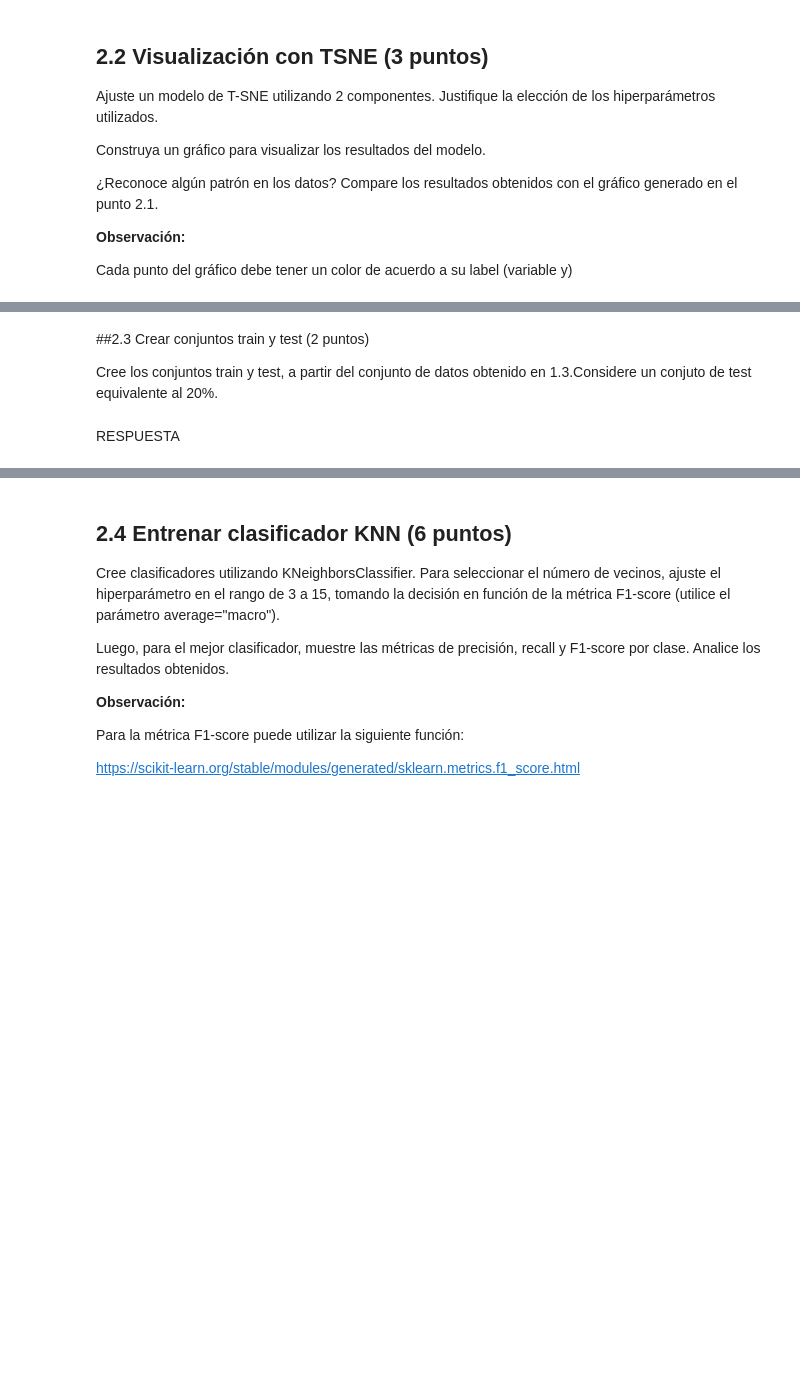
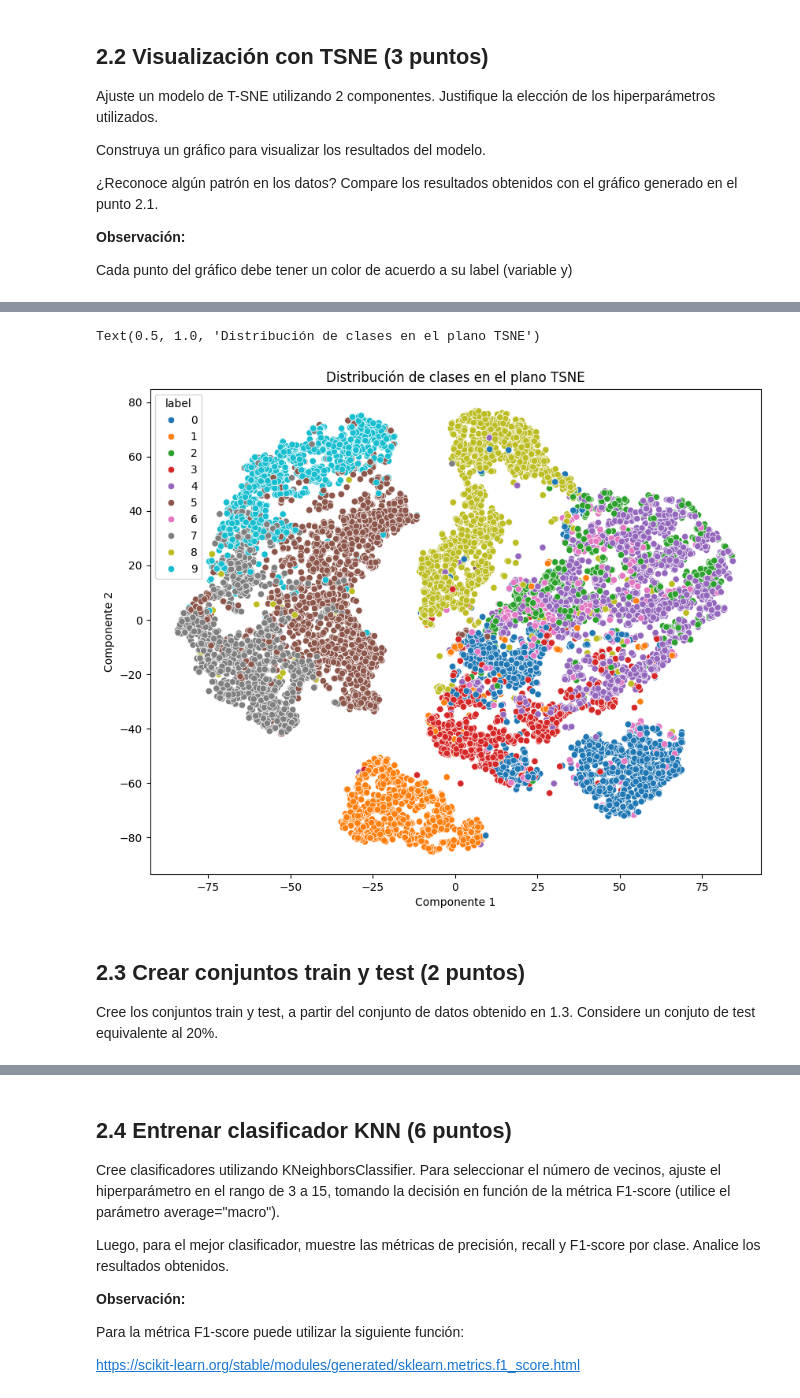
Before and after one commit to VicenteLavagnino/IIC2433, a Jupyter notebook: Tareas/T3/T3-VicenteLavagnino.ipynb, the cells around one changed output, grey strips where cells are left out. Saved outputs shown, nothing was run; the diff lists cells and outputs as text; code cells hidden in the pictures; blank space fills up the shorter version.

```diff
--- a/Tareas/T3/T3-VicenteLavagnino.ipynb
+++ b/Tareas/T3/T3-VicenteLavagnino.ipynb
@@ -144,6 +239,20 @@ RESPUESTA:
+# %%
+tsne = TSNE(n_components=2, random_state=42)
+X_tsne = tsne.fit_transform(X_pca)
+
+tsne_df = pd.DataFrame()
+tsne_df['Componente 1'] = X_tsne[:, 0]
+tsne_df['Componente 2'] = X_tsne[:, 1]
+tsne_df['label'] = y
+
+plt.figure(figsize=(10, 8))
+sns.scatterplot(x='Componente 1', y='Componente 2', hue='label', data=tsne_df, palette='tab10')
+plt.title('Distribución de clases en el plano TSNE')
+plt.show()
+# %% [output]
+Text(0.5, 1.0, 'Distribución de clases en el plano TSNE')
+[figure, added]
 # %% [markdown]
-##2.3 Crear conjuntos train y test (2 puntos)
+## 2.3 Crear conjuntos train y test (2 puntos)
 
-Cree los conjuntos train y test, a partir del conjunto de datos obtenido en 1.3.Considere un conjuto de test equivalente al 20%.
+Cree los conjuntos train y test, a partir del conjunto de datos obtenido en 1.3. Considere un conjuto de test equivalente al 20%.
-# %% [markdown]
-RESPUESTA
```
Also changed, not shown: parts of 32 cells of this notebook.
